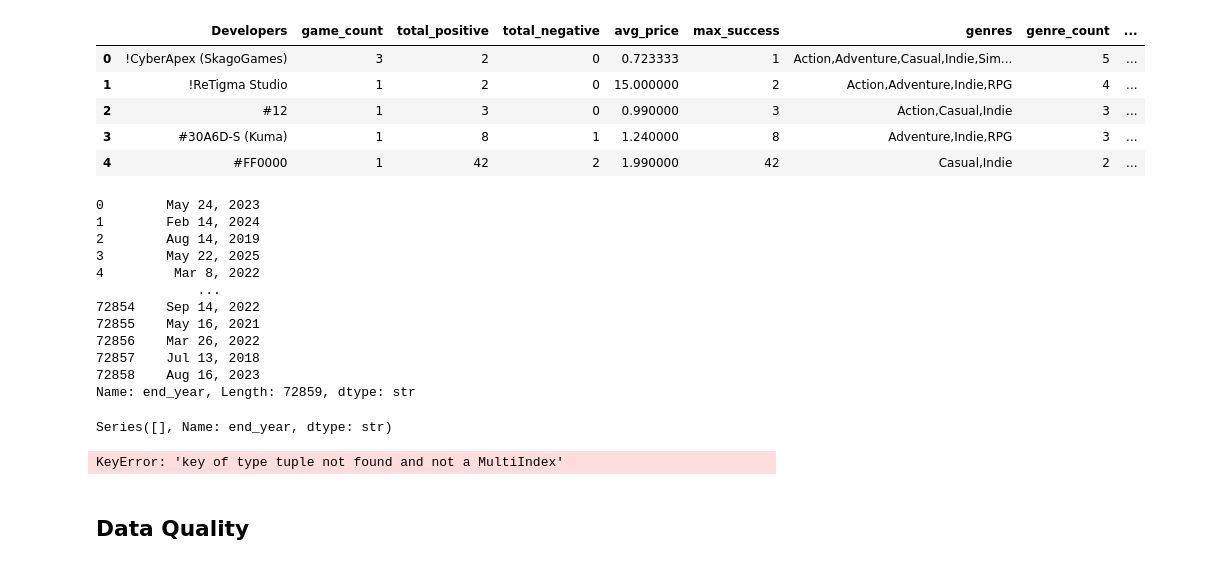
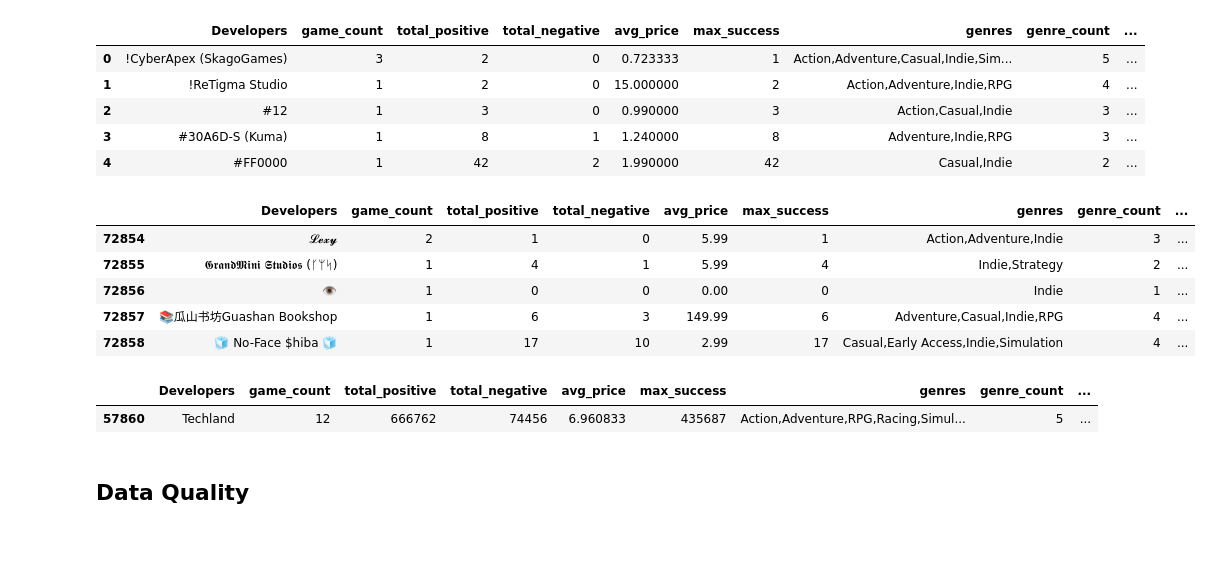
Before and after one commit to mangabe16/steam-developer-career-patterns, a Jupyter notebook: submission copy.ipynb, the cells around one changed output. Cells and saved outputs as stored; diff of their text form; code cells hidden in the pictures.

```diff
--- a/submission copy.ipynb
+++ b/submission copy.ipynb
@@ -104,23 +114,4 @@ developers_df.head()
 | 2 | #12 | 1 | 3 | 0 | 0.990000 | 3 | Action,Casual,Indie | 3 | ... |
 | 3 | #30A6D-S (Kuma) | 1 | 8 | 1 | 1.240000 | 8 | Adventure,Indie,RPG | 3 | ... |
 | 4 | #FF0000 | 1 | 42 | 2 | 1.990000 | 42 | Casual,Indie | 2 | ... |
-# %%
-developers_df['end_year']
-# %% [output]
-0        May 24, 2023
-1        Feb 14, 2024
-2        Aug 14, 2019
-3        May 22, 2025
-4         Mar 8, 2022
-             ...
-72854    Sep 14, 2022
-72855    May 16, 2021
-72856    Mar 26, 2022
-72857    Jul 13, 2018
-72858    Aug 16, 2023
-Name: end_year, Length: 72859, dtype: str
-# %%
-developers_df['end_year'][-1:-4]
-# %% [output]
-Series([], Name: end_year, dtype: str)
 # %%
@@ -133,11 +126,23 @@ def get_years_active(dataframe, end_year_column, start_year_column):
         years_active_list.append(difference)
     dataframe['years_active'] = years_active_list
 # %%
-copy_df = developers_df.copy()
-get_years_active(copy_df, copy_df['end_year'], copy_df['start_year'])
-copy_df.head()
+get_years_active(developers_df, developers_df['end_year'], developers_df['start_year'])
+developers_df['frequency'] = developers_df['game_count'] / developers_df['years_active']
-# %% [output]
-KeyError: 'key of type tuple not found and not a MultiIndex'
+# %%
+developers_df.tail()
+# %% [output]
+|  | Developers | game_count | total_positive | total_negative | avg_price | max_success | genres | genre_count | ... |
+| 72854 | 𝓛𝓮𝔁𝔂 | 2 | 1 | 0 | 5.99 | 1 | Action,Adventure,Indie | 3 | ... |
+| 72855 | 𝕲𝖗𝖆𝖓𝖉𝕸𝖎𝖓𝖎 𝕾𝖙𝖚𝖉𝖎𝖔𝖘 (ᚴᛘᛋ) | 1 | 4 | 1 | 5.99 | 4 | Indie,Strategy | 2 | ... |
+| 72856 | 👁️ | 1 | 0 | 0 | 0.00 | 0 | Indie | 1 | ... |
+| 72857 | 📚瓜山书坊Guashan Bookshop | 1 | 6 | 3 | 149.99 | 6 | Adventure,Casual,Indie,RPG | 4 | ... |
+| 72858 | 🧊 No-Face $hiba 🧊 | 1 | 17 | 10 | 2.99 | 17 | Casual,Early Access,Indie,Simulation | 4 | ... |
+# %%
+interest = copy_df[copy_df['years_active'] == 20]
+interest
+# %% [output]
+|  | Developers | game_count | total_positive | total_negative | avg_price | max_success | genres | genre_count | ... |
+| 57860 | Techland | 12 | 666762 | 74456 | 6.960833 | 435687 | Action,Adventure,RPG,Racing,Simul... | 5 | ... |
 # %% [markdown]
 ## Data Quality
 # %%
```
Also changed, not shown: parts of 6 cells of this notebook.
